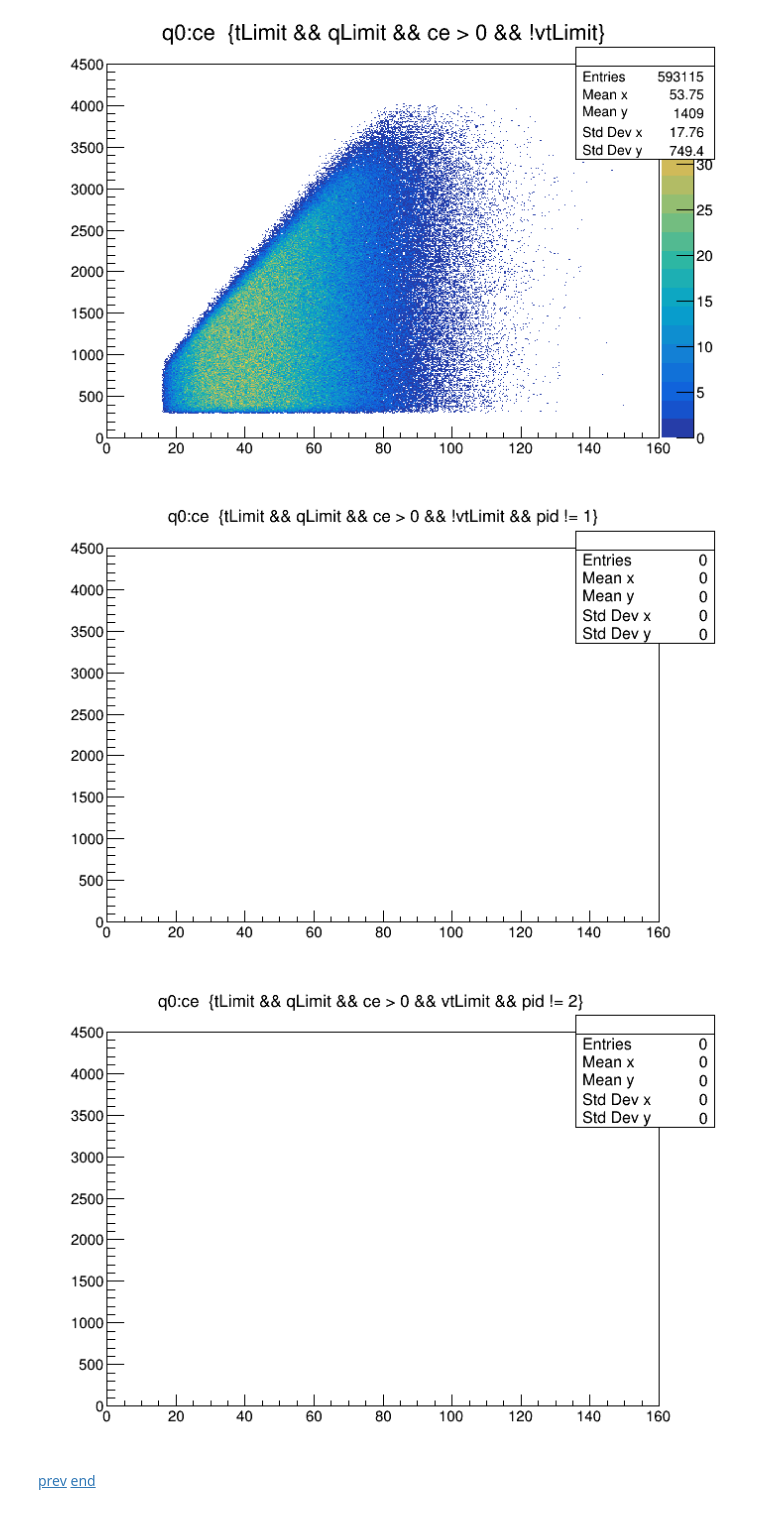
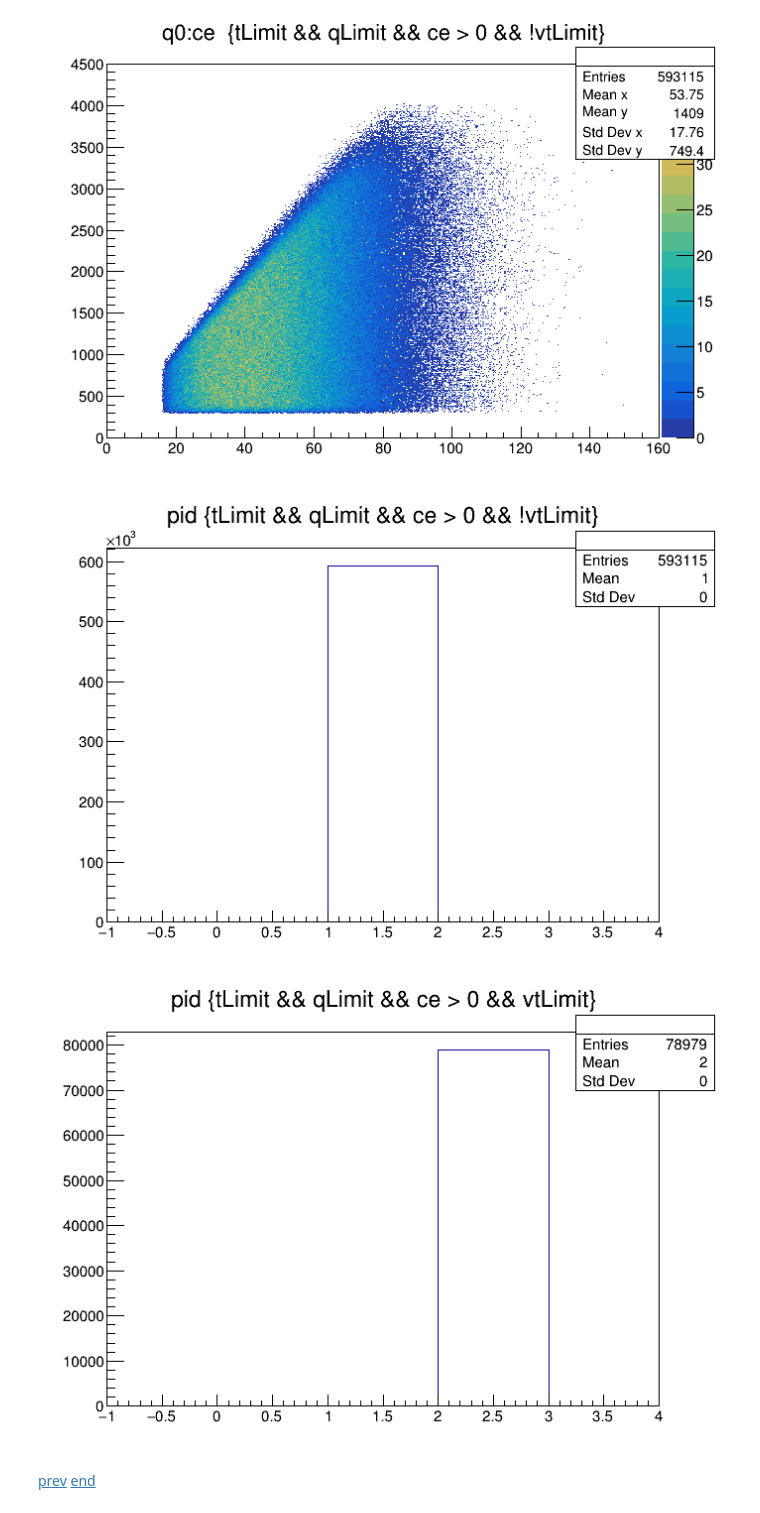
Before and after one commit to kinstaky/CourseDataAnalysis, a Jupyter notebook: hw1_2/hw1_2_5.ipynb, the cells around one changed output. Saved outputs shown, nothing was run; the diff lists cells and outputs as text; code cells hidden in the pictures.

```diff
--- a/hw1_2/hw1_2_5.ipynb
+++ b/hw1_2/hw1_2_5.ipynb
@@ -18,15 +18,15 @@ c1->Draw();
 # %% [output]
 [figure]
 # %%
-tree->Draw("q0:ce >> (480, 0, 160, 450, 0, 4500)", "tLimit && qLimit && ce > 0 && !vtLimit && pid != 1", "colz");
+tree->Draw("pid>>(5, -1, 4)", "tLimit && qLimit && ce > 0 && !vtLimit", "");
 c1->Draw();
 # %% [output]
-[figure, old version]
+[figure, new version]
 # %%
-tree->Draw("q0:ce >> (480, 0, 160, 450, 0, 4500)", "tLimit && qLimit && ce > 0 && vtLimit && pid != 2", "colz");
+tree->Draw("pid>>(5, -1, 4)", "tLimit && qLimit && ce > 0 && vtLimit", "");
 c1->Draw();
 # %% [output]
-[figure, old version]
+[figure, new version]
 # %% [markdown]
 <div>
     <span style="float:left"><a href="hw1_2_4.ipynb">prev</a></span>
```
